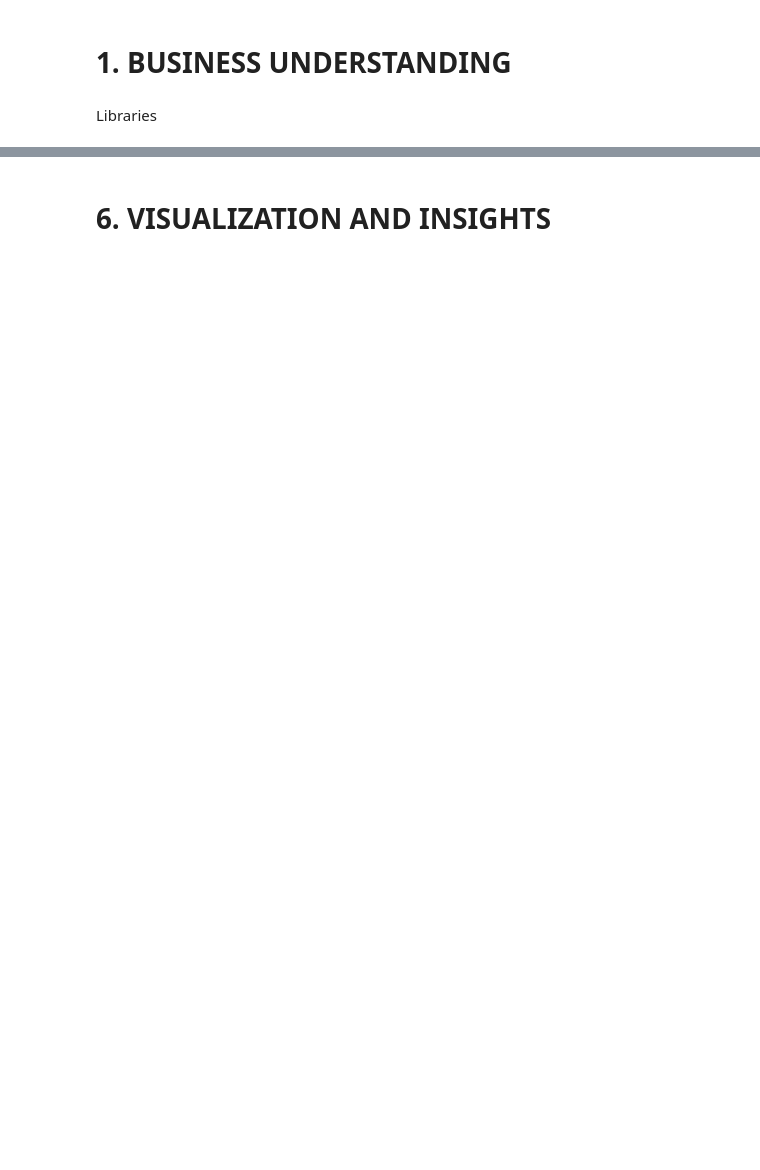
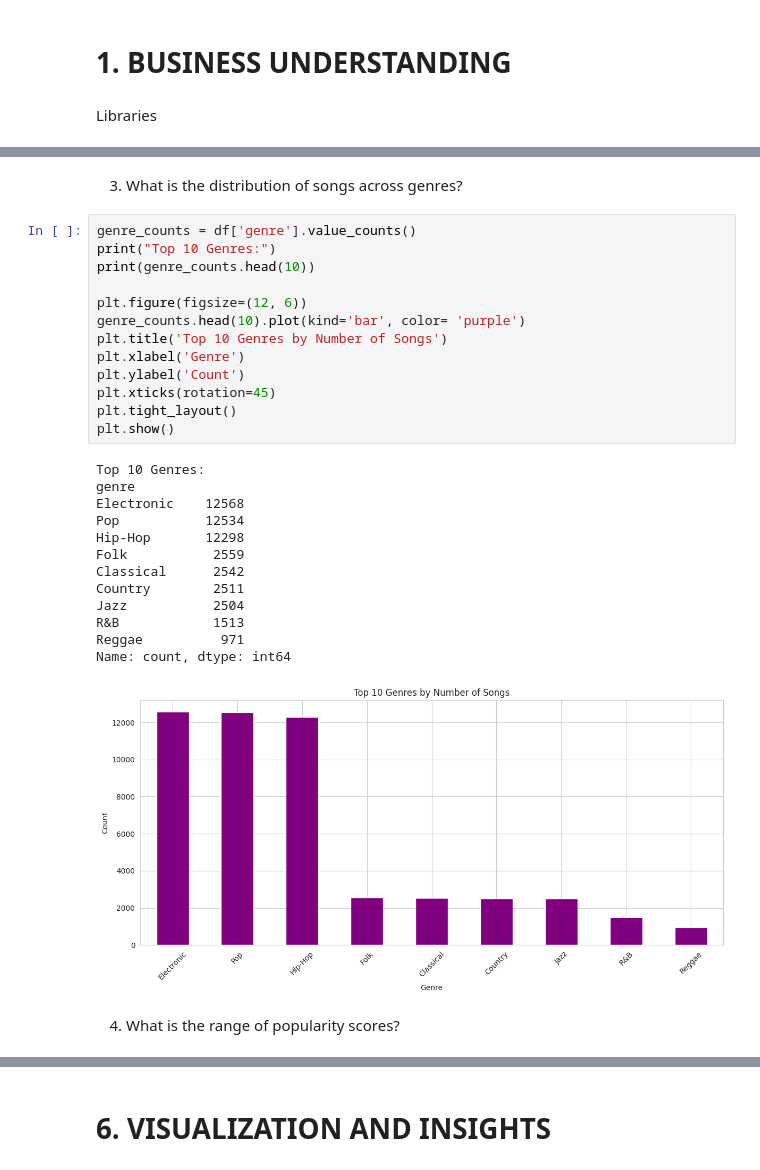
Before and after one commit to darensalvador5226-max/ennnn, a Jupyter notebook: Finals50k.ipynb, the cells around one changed output, grey strips where cells are left out. Saved outputs shown, nothing was run; the diff lists cells and outputs as text; blank space fills up the shorter version.

```diff
--- a/Finals50k.ipynb
+++ b/Finals50k.ipynb
@@ -311,0 +147,31 @@ plt.show()
+# %% [markdown]
+3. What is the distribution of songs across genres?
+# %%
+genre_counts = df['genre'].value_counts()
+print("Top 10 Genres:")
+print(genre_counts.head(10))
+
+plt.figure(figsize=(12, 6))
+genre_counts.head(10).plot(kind='bar', color= 'purple')
+plt.title('Top 10 Genres by Number of Songs')
+plt.xlabel('Genre')
+plt.ylabel('Count')
+plt.xticks(rotation=45)
+plt.tight_layout()
+plt.show()
+# %% [output]
+Top 10 Genres:
+genre
+Electronic    12568
+Pop           12534
+Hip-Hop       12298
+Folk           2559
+Classical      2542
+Country        2511
+Jazz           2504
+R&B            1513
+Reggae          971
+Name: count, dtype: int64
+[figure, added]
+# %% [markdown]
+4. What is the range of popularity scores?
```
Also changed, not shown: parts of 70 cells of this notebook.
